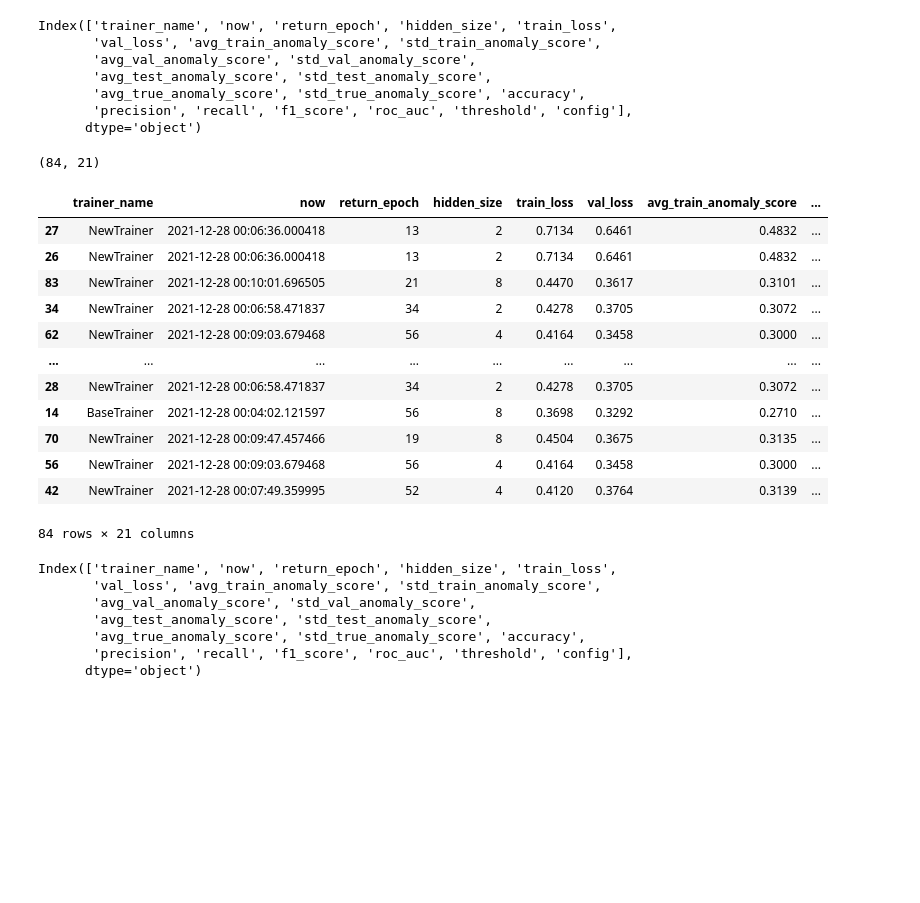
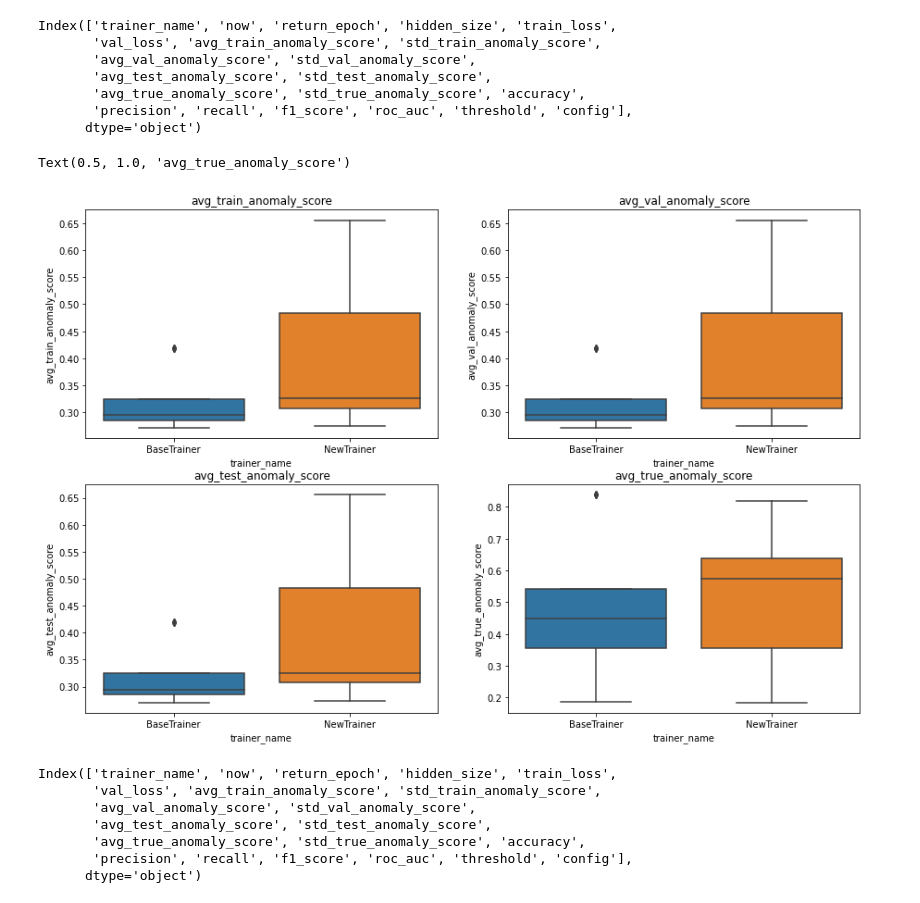
Before and after one commit to minsoo9506/my-paper, a Jupyter notebook: results_analysis.ipynb, the cells around one changed output. Cells and saved outputs as stored; diff of their text form; code cells hidden in the pictures; blank space fills up the shorter version.

```diff
--- a/results_analysis.ipynb
+++ b/results_analysis.ipynb
@@ -12,23 +96,3 @@ Index(['trainer_name', 'now', 'return_epoch', 'hidden_size', 'train_loss',
        'avg_true_anomaly_score', 'std_true_anomaly_score', 'accuracy',
        'precision', 'recall', 'f1_score', 'roc_auc', 'threshold', 'config'],
       dtype='object')
-# %%
-result_001.shape
-# %% [output]
-(84, 21)
-# %%
-result_001.sort_values(['f1_score','roc_auc'], ascending=False)
-# %% [output]
-|  | trainer_name | now | return_epoch | hidden_size | train_loss | val_loss | avg_train_anomaly_score | ... |
-| 27 | NewTrainer | 2021-12-28 00:06:36.000418 | 13 | 2 | 0.7134 | 0.6461 | 0.4832 | ... |
-| 26 | NewTrainer | 2021-12-28 00:06:36.000418 | 13 | 2 | 0.7134 | 0.6461 | 0.4832 | ... |
-| 83 | NewTrainer | 2021-12-28 00:10:01.696505 | 21 | 8 | 0.4470 | 0.3617 | 0.3101 | ... |
-| 34 | NewTrainer | 2021-12-28 00:06:58.471837 | 34 | 2 | 0.4278 | 0.3705 | 0.3072 | ... |
-| 62 | NewTrainer | 2021-12-28 00:09:03.679468 | 56 | 4 | 0.4164 | 0.3458 | 0.3000 | ... |
-| ... | ... | ... | ... | ... | ... | ... | ... | ... |
-| 28 | NewTrainer | 2021-12-28 00:06:58.471837 | 34 | 2 | 0.4278 | 0.3705 | 0.3072 | ... |
-| 14 | BaseTrainer | 2021-12-28 00:04:02.121597 | 56 | 8 | 0.3698 | 0.3292 | 0.2710 | ... |
-| 70 | NewTrainer | 2021-12-28 00:09:47.457466 | 19 | 8 | 0.4504 | 0.3675 | 0.3135 | ... |
-| 56 | NewTrainer | 2021-12-28 00:09:03.679468 | 56 | 4 | 0.4164 | 0.3458 | 0.3000 | ... |
-| 42 | NewTrainer | 2021-12-28 00:07:49.359995 | 52 | 4 | 0.4120 | 0.3764 | 0.3139 | ... |
-84 rows × 21 columns
@@ -38 +103,18 @@ import matplotlib.pyplot as plt
+# %%
+plt.figure(figsize=(15,10))
+plt.subplot(221)
+sns.boxplot(data=df_hidden2, y='avg_train_anomaly_score', x='trainer_name')
+plt.title('avg_train_anomaly_score')
+plt.subplot(222)
+sns.boxplot(data=df_hidden2, y='avg_val_anomaly_score', x='trainer_name')
+plt.title('avg_val_anomaly_score')
+plt.subplot(223)
+sns.boxplot(data=df_hidden2, y='avg_test_anomaly_score', x='trainer_name')
+plt.title('avg_test_anomaly_score')
+plt.subplot(224)
+sns.boxplot(data=df_hidden2, y='avg_true_anomaly_score', x='trainer_name')
+plt.title('avg_true_anomaly_score')
+# %% [output]
+Text(0.5, 1.0, 'avg_true_anomaly_score')
+[figure, added]
 # %%
```
Also changed, not shown: parts of 20 cells of this notebook.
